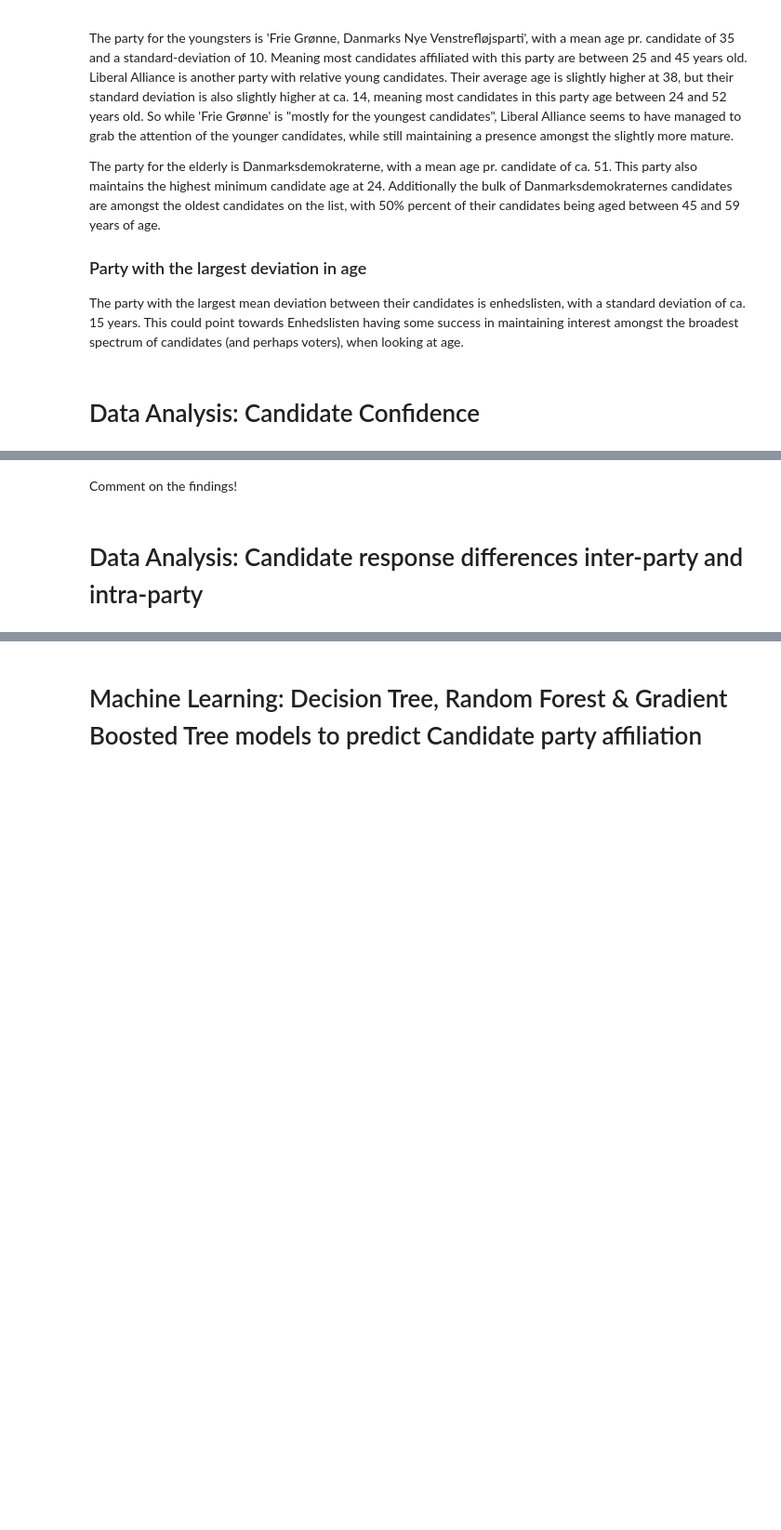
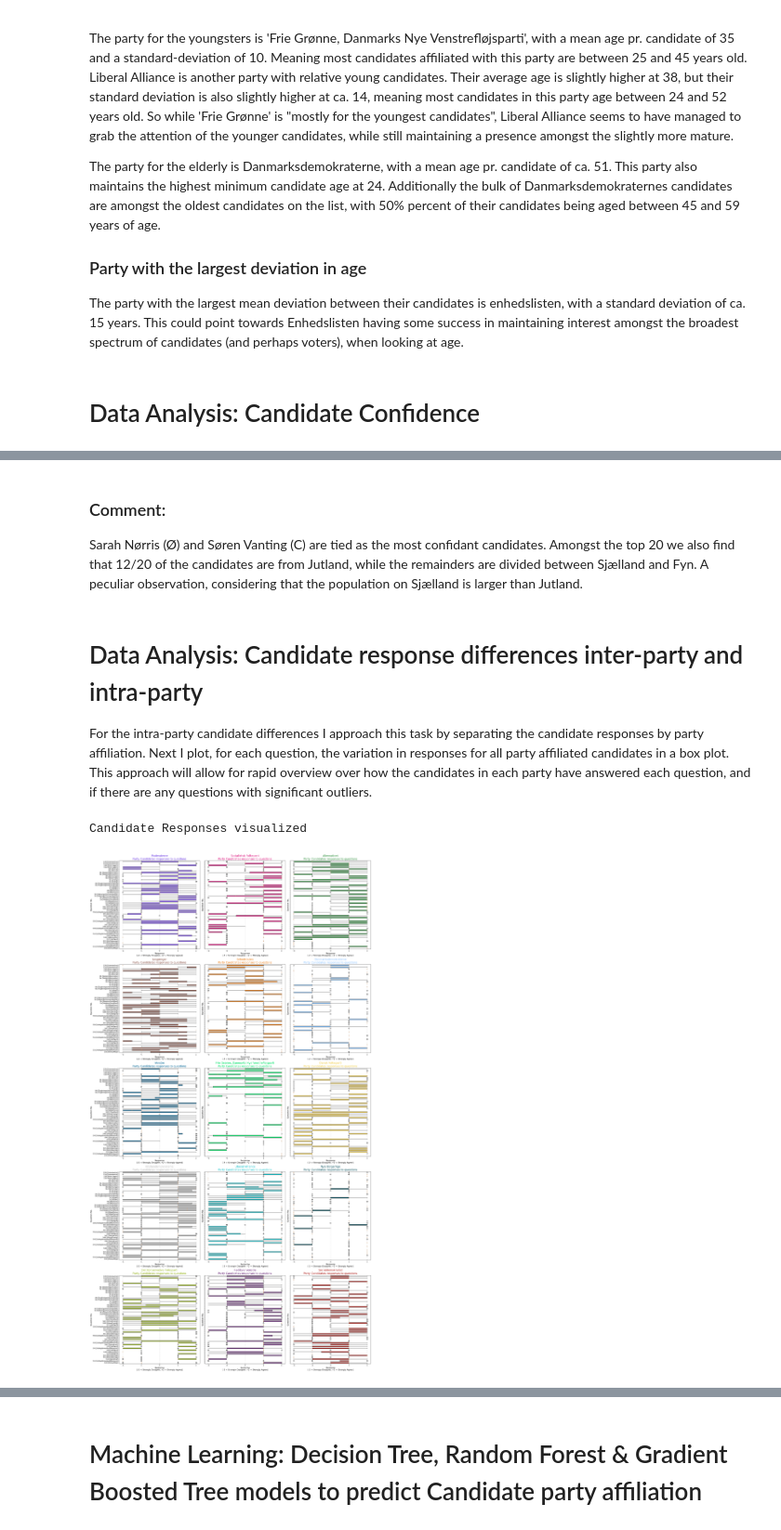
Before and after one commit to Dogmeat2000/MAL1-Python, a Jupyter notebook: Assignment 3/2. Candidate Test 2022 I.ipynb, the cells around one changed output, grey strips where cells are left out. Shown at 93% size. Drawn from its saved outputs; the diff is of its cells as text; code cells hidden in the pictures; blank space fills up the shorter version.

Commit message:
Assignment 3: Added Intra-Party analysis

```diff
--- a/Assignment 3/2. Candidate Test 2022 I.ipynb
+++ b/Assignment 3/2. Candidate Test 2022 I.ipynb
@@ -222,8 +223,62 @@ Display added confidence info, for visual inspection:
 | 748 | Steffen Sjørslev | Liberal Alliance | Nordsjællands Storkreds | 40 |
 | 53 | Henning Østergaard-Christensen | Kristendemokraterne | Østjyllands Storkreds | 40 |
 # %% [markdown]
-Comment on the findings!
+### Comment:
+Sarah Nørris (Ø) and Søren Vanting (C) are tied as the most confidant candidates. Amongst the top 20 we also find that 12/20 of the candidates are from Jutland, while the remainders are divided between Sjælland and Fyn. A peculiar observation, considering that the population on Sjælland is larger than Jutland.
 # %% [markdown]
 # Data Analysis: Candidate response differences inter-party and intra-party
+For the intra-party candidate differences I approach this task by separating the candidate responses by party affiliation.
+Next I plot, for each question, the variation in responses for all party affiliated candidates in a box plot.
+This approach will allow for rapid overview over how the candidates in each party have answered each question, and if there are any questions with significant outliers.
 # %%
-# Insert code
+# Let's first prepare the data:
+intra_party_response_data = raw_data
+intra_party_response_data = intra_party_response_data.drop(columns=['storkreds', 'alder', 'navn', 'confidence'])
+
+# Group the question answers by party and compute statistics:
+intra_party_response_data_grouped_by_party = intra_party_response_data.groupby(['parti']).describe()
+
+question_columns = ['530', '531', '533', '534', '535', '537', '538', '540', '541', '543', '544', '545', '546', '547', '548', '550', '551',
+                    '552', '553', '555', '556', '557', '559', '561', '563', '1a', '1b', '2a', '2b', '3a', '3b', '4a', '4b', '5a', '5b',
+                    '6a', '6b', '7a', '7b', '8a', '8b', '9a', '9b', '10a', '10b', '11a', '11b', '12a', '12b']
+
+question_labels = ['530 [Klima/Miljø]', '531 [Arbejdsmarked/Økonomi]', '533 [Ret/Straf]', '534 [EU/Udenrigs]', '535 [EU/Udenrigs]', '537 [Velfærd]', '538 [Uddannelse]', '540 [Velfærd]',
+                   '541 [Arbejdsmarked/Økonomi]', '543 [Velfærd]', '544 [Demokrati]', '545 [Arbejdsmarked/Økonomi]', '546 [Klima/Energi]', '547 [Demokrati]', '548 [Velfærd]',
+                   '550 [Arbejdsmarked/Økonomi]', '551 [EU/Udenrigs]', '552 [Sundhed]', '553 [Uddannelse]', '555 [EU/Udenrigs]', '556 [Arbejdsmarked/Økonomi]', '557 [Velfærd]',
+                   '559 [Klima/Energi]', '561 [Klima/Energi]', '563 [Sundhed]', '1a [Miljø/Klima]', '1b [Miljø/Klima]', '2a [Hospice/Sundhed]', '2b [Hospice/Sundhed]',
+                   '3a [Udenrigs/Forsvarspolitik]', '3b [Udenrigs/Forsvarspolitik]', '4a [Økonomi]', '4b [Økonomi]', '5a [Ældre]', '5b [Ældre]', '6a [Flygtninge/Indvandring]',
+                   '6b [Flygtninge/Indvandring]', '7a [Energi]', '7b [Energi]', '8a [Børn/Unge]', '8b [Børn/Unge]', '9a [Skole/Uddannelse]', '9b [Skole/Uddannelse]', '10a [Social]',
+                   '10b [Social]', '11a [Mink-Sagen]', '11b [Mink-Sagen]', '12a [Coronavirus]', '12b [Coronavirus]']
+
+# Create multiple subplots for easy visual comparison between parties
+print("\nCandidate Responses visualized")
+fig, axes = plt.subplots(5, 3, figsize=(28, 44), sharey=True)
+axes = axes.flatten()
+
+parties = intra_party_response_data['parti'].unique()
+
+def plot_box(ax, values, party, _party_color):
+    box = ax.boxplot(values, vert=False, patch_artist=True)
+    for patch in box['boxes']:
+        patch.set_facecolor(party_color)
+        patch.set_edgecolor("black")
+    ax.set_yticks(ticks=range(1, len(question_columns) + 1,), labels=question_labels, fontsize=10)
+    ax.set_xticks(range(-2, 3))
+    ax.set_title(f"{party}\nParty Candidates responses to questions", color=_party_color, fontsize=16)
+    ax.set_xlabel("Response\n[-2 = Strongly Disagree, +2 = Strongly Agree]", fontsize=12)
+    ax.set_ylabel("Question No.", fontsize=12)
+    ax.grid(axis="x", linestyle="--", alpha=0.6)
+
+i = 0
+for party in parties:
+    party_color = party_colors.get(party, "#7f7f7f")
+    filtered_data = intra_party_response_data[intra_party_response_data['parti'] == party]
+    data = [filtered_data[col].dropna().tolist() for col in question_columns]
+    plot_box(axes[i], data, party, party_color)
+    i += 1
+
+plt.tight_layout()
+plt.show()
+# %% [output]
+Candidate Responses visualized
+[figure, added]
```
Also changed, not shown: parts of 3 cells of this notebook, 1 other file.
